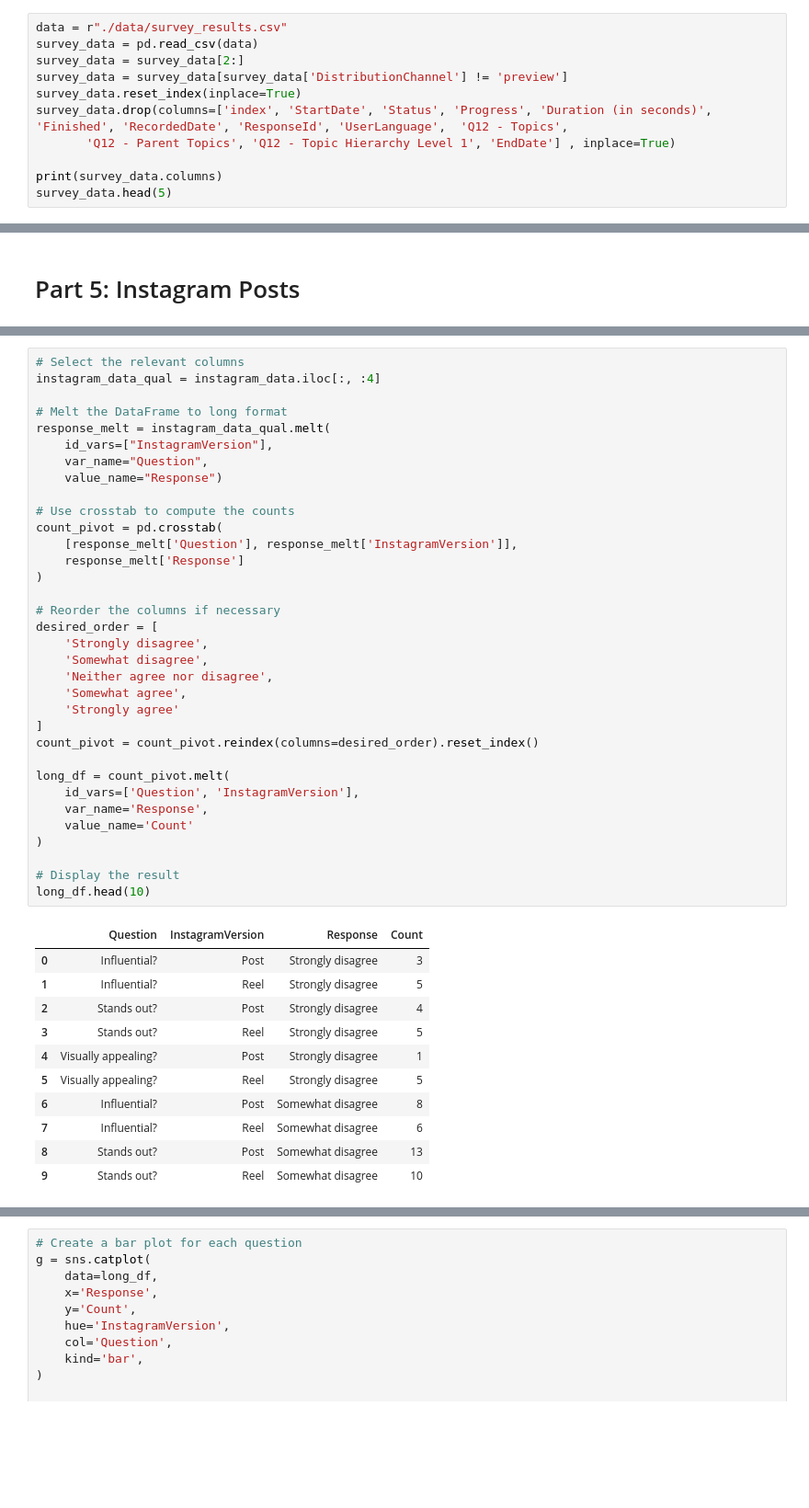
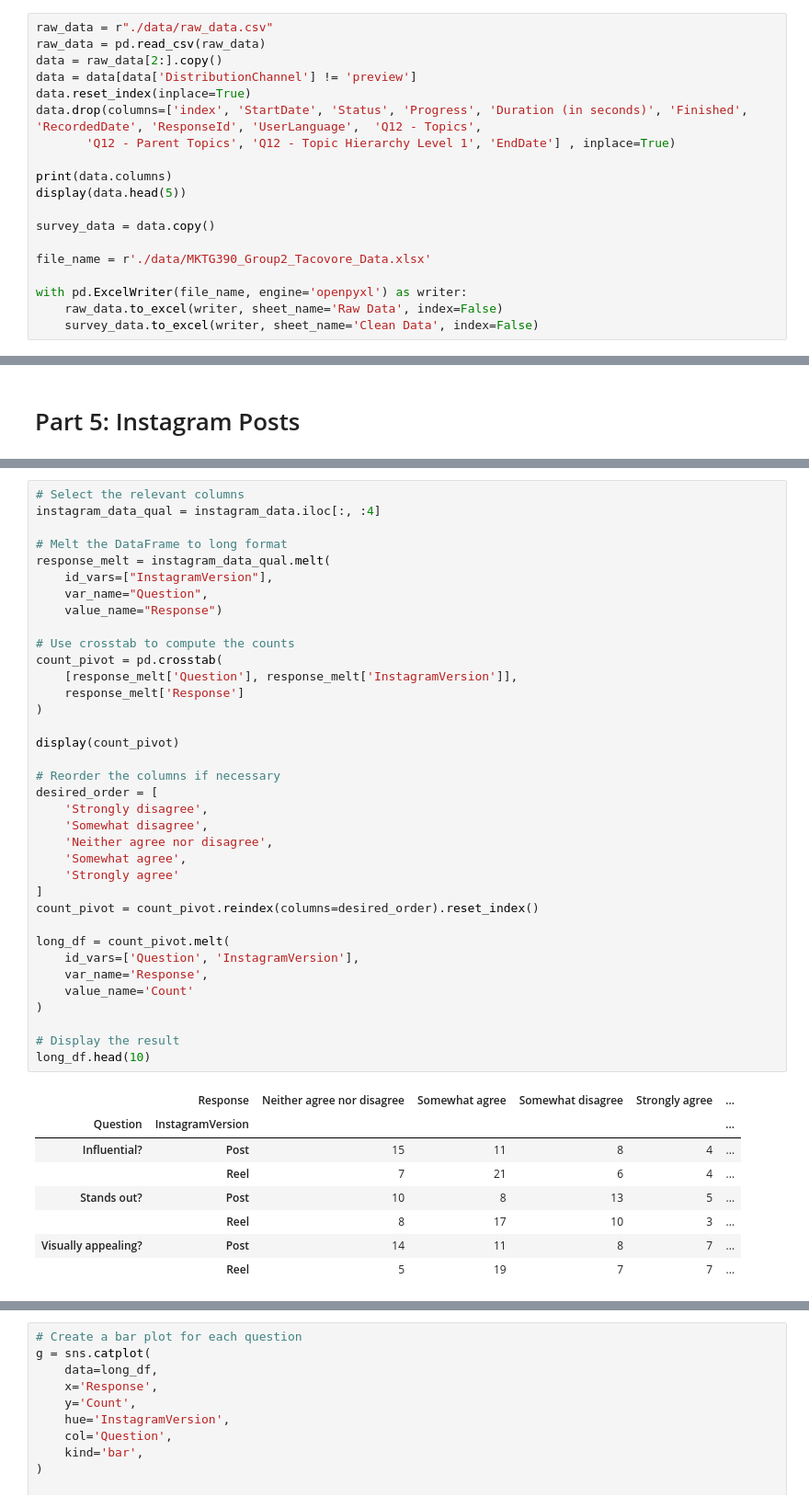
Before and after one commit to Elijah-Andrae56/MKTG_390_Survey_Analysis, a Jupyter notebook: mktg_390.ipynb, the cells around one changed output, grey strips where cells are left out. Shown at 92% size. Drawn from its saved outputs; the diff is of its cells as text; blank space fills up the shorter version.

```diff
--- a/mktg_390.ipynb
+++ b/mktg_390.ipynb
@@ -7,16 +7,24 @@ import regex as re
 # %% [markdown]
 # Part 1: Data Cleaning
 # %%
-data = r"./data/survey_results.csv"
-survey_data = pd.read_csv(data)
-survey_data = survey_data[2:]
-survey_data = survey_data[survey_data['DistributionChannel'] != 'preview']
-survey_data.reset_index(inplace=True)
-survey_data.drop(columns=['index', 'StartDate', 'Status', 'Progress', 'Duration (in seconds)', 'Finished', 'RecordedDate', 'ResponseId', 'UserLanguage',  'Q12 - Topics',
+raw_data = r"./data/raw_data.csv"
+raw_data = pd.read_csv(raw_data)
+data = raw_data[2:].copy()
+data = data[data['DistributionChannel'] != 'preview']
+data.reset_index(inplace=True)
+data.drop(columns=['index', 'StartDate', 'Status', 'Progress', 'Duration (in seconds)', 'Finished', 'RecordedDate', 'ResponseId', 'UserLanguage',  'Q12 - Topics',
        'Q12 - Parent Topics', 'Q12 - Topic Hierarchy Level 1', 'EndDate'] , inplace=True)
 
-print(survey_data.columns)
-survey_data.head(5)
+print(data.columns)
+display(data.head(5))
+
+survey_data = data.copy()
+
+file_name = r'./data/MKTG390_Group2_Tacovore_Data.xlsx'
+
+with pd.ExcelWriter(file_name, engine='openpyxl') as writer:
+    raw_data.to_excel(writer, sheet_name='Raw Data', index=False)
+    survey_data.to_excel(writer, sheet_name='Clean Data', index=False)
 # %% [output]
 Index(['DistributionChannel', 'Q2_1', 'Q3', 'Q4_1', 'Q5', 'Q8_1', 'Q8_2',
        'Q8_3', 'Q11', 'Q12', 'Q13', 'Q14_1', 'Q15', 'Q16', 'Q16_3_TEXT',
@@ -311,41 +319,40 @@ instagram_data_qual = instagram_data.iloc[:, :4]
 response_melt = instagram_data_qual.melt(
     id_vars=["InstagramVersion"],
     var_name="Question",
     value_name="Response")
 
 # Use crosstab to compute the counts
 count_pivot = pd.crosstab(
     [response_melt['Question'], response_melt['InstagramVersion']],
     response_melt['Response']
 )
+
+display(count_pivot)
 
 # Reorder the columns if necessary
 desired_order = [
     'Strongly disagree',
     'Somewhat disagree',
     'Neither agree nor disagree',
     'Somewhat agree',
     'Strongly agree'
 ]
 count_pivot = count_pivot.reindex(columns=desired_order).reset_index()
 
 long_df = count_pivot.melt(
     id_vars=['Question', 'InstagramVersion'],
     var_name='Response',
     value_name='Count'
 )
 
 # Display the result
 long_df.head(10)
 # %% [output]
-|  | Question | InstagramVersion | Response | Count |
-| 0 | Influential? | Post | Strongly disagree | 3 |
-| 1 | Influential? | Reel | Strongly disagree | 5 |
-| 2 | Stands out? | Post | Strongly disagree | 4 |
-| 3 | Stands out? | Reel | Strongly disagree | 5 |
-| 4 | Visually appealing? | Post | Strongly disagree | 1 |
-| 5 | Visually appealing? | Reel | Strongly disagree | 5 |
-| 6 | Influential? | Post | Somewhat disagree | 8 |
-| 7 | Influential? | Reel | Somewhat disagree | 6 |
-| 8 | Stands out? | Post | Somewhat disagree | 13 |
-| 9 | Stands out? | Reel | Somewhat disagree | 10 |
+|  | Response | Neither agree nor disagree | Somewhat agree | Somewhat disagree | Strongly agree | ... |
+| Question | InstagramVersion |  |  |  |  | ... |
+| Influential? | Post | 15 | 11 | 8 | 4 | ... |
+|  | Reel | 7 | 21 | 6 | 4 | ... |
+| Stands out? | Post | 10 | 8 | 13 | 5 | ... |
+|  | Reel | 8 | 17 | 10 | 3 | ... |
+| Visually appealing? | Post | 14 | 11 | 8 | 7 | ... |
+|  | Reel | 5 | 19 | 7 | 7 | ... |
```
Also changed, not shown: parts of 7 cells of this notebook, 1 other file.
